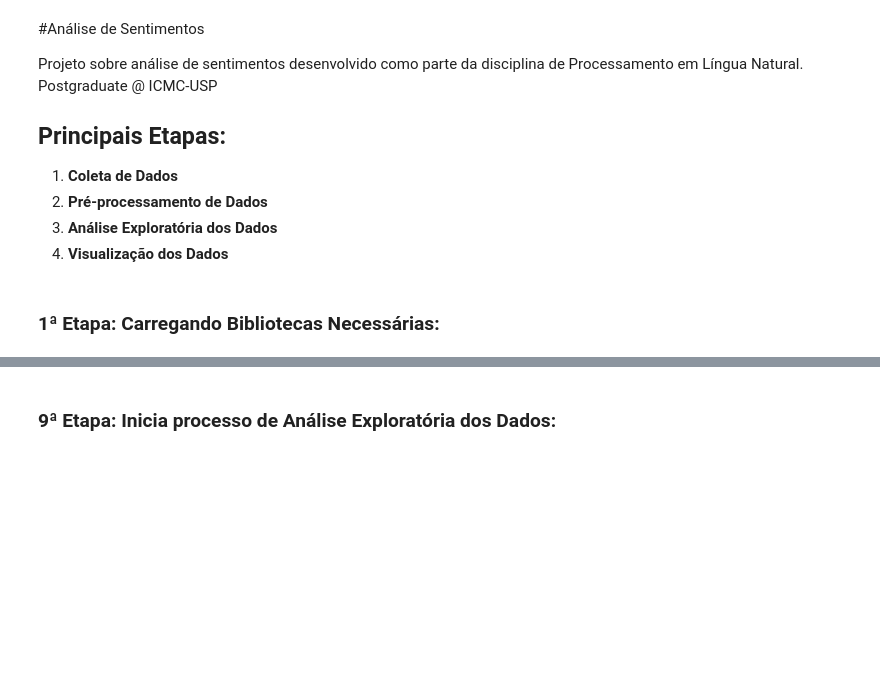
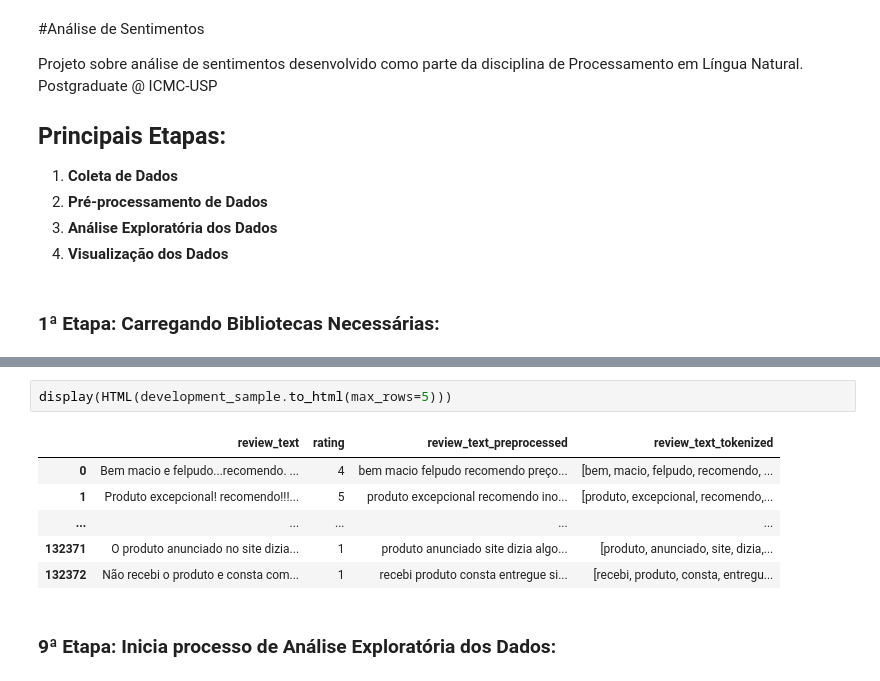
Before and after one commit to raphaelchaves/papa-linguas, a Jupyter notebook: Projeto_PLN_ICMC_V1.ipynb, the cells around one changed output, grey strips where cells are left out. Drawn from its saved outputs; the diff is of its cells as text; blank space fills up the shorter version.

```diff
--- a/Projeto_PLN_ICMC_V1.ipynb
+++ b/Projeto_PLN_ICMC_V1.ipynb
@@ -90,2 +127,11 @@ display(HTML(df.to_html(max_rows=20)))
+# %%
+display(HTML(development_sample.to_html(max_rows=5)))
+# %% [output]
+|  | review_text | rating | review_text_preprocessed | review_text_tokenized |
+| 0 | Bem macio e felpudo...recomendo. ... | 4 | bem macio felpudo recomendo preço... | [bem, macio, felpudo, recomendo, ... |
+| 1 | Produto excepcional! recomendo!!!... | 5 | produto excepcional recomendo ino... | [produto, excepcional, recomendo,... |
+| ... | ... | ... | ... | ... |
+| 132371 | O produto anunciado no site dizia... | 1 | produto anunciado site dizia algo... | [produto, anunciado, site, dizia,... |
+| 132372 | Não recebi o produto e consta com... | 1 | recebi produto consta entregue si... | [recebi, produto, consta, entregu... |
 # %% [markdown]
 ### 9ª Etapa: Inicia processo de Análise Exploratória dos Dados:
```
Also changed, not shown: parts of 31 cells of this notebook.
